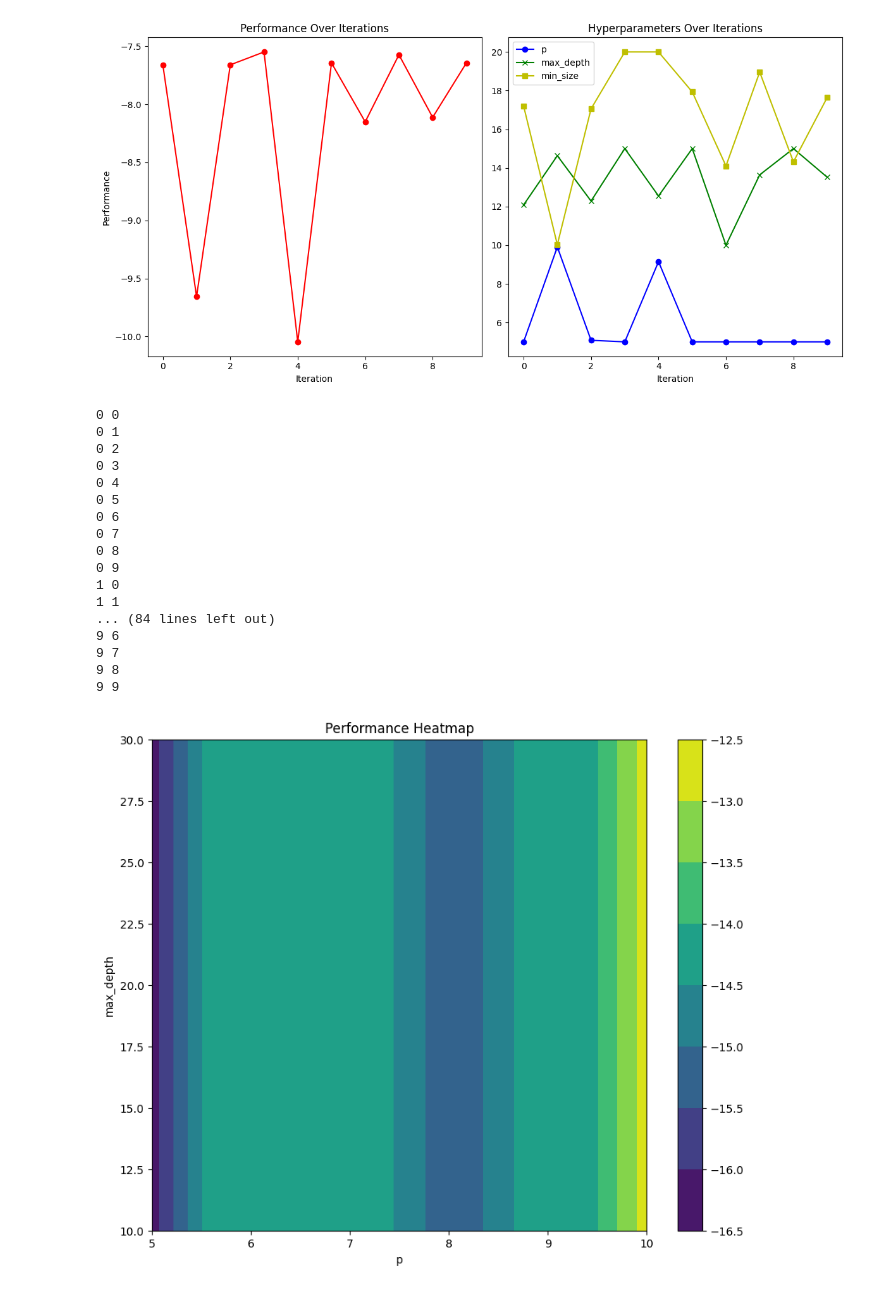
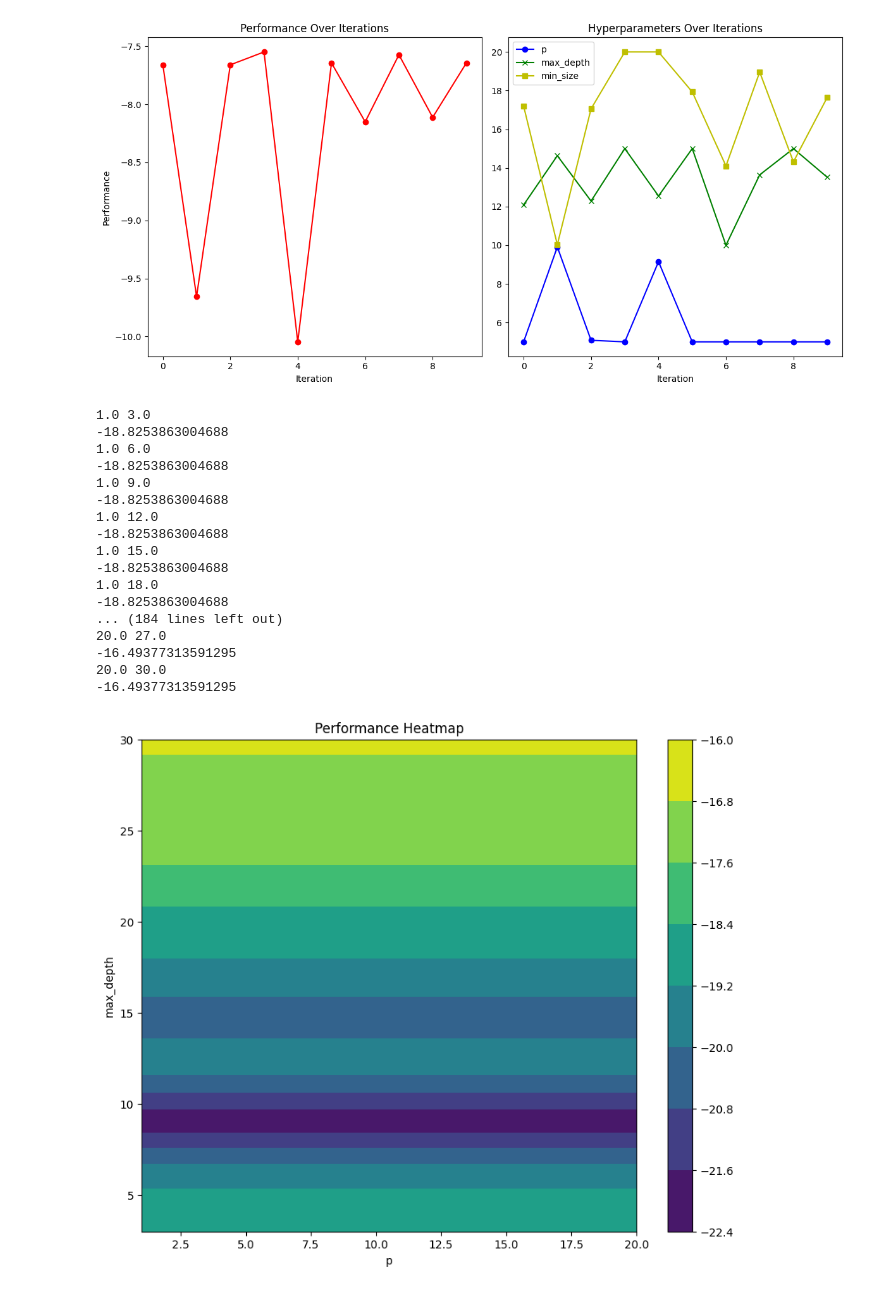
Before and after one commit to TiesHRL/DyART, a Jupyter notebook: Combined_code/test_bayes_opt.ipynb, the cells around one changed output. Drawn from its saved outputs; the diff is of its cells as text; code cells hidden in the pictures.

```diff
--- a/Combined_code/test_bayes_opt.ipynb
+++ b/Combined_code/test_bayes_opt.ipynb
@@ -27,9 +27,9 @@ def get_data():
 
     return(data)
 
-def train_run_tree(data, p, max_depth, min_size, splt):
+def train_run_tree(data, p, max_depth, min_size, max_weight, splt):
     p, max_depth, min_size =  int(round(p)), int(round(max_depth)), int(round(min_size))
-    d_val_cumsum, valid_prediction_cumsum, tree_list = ARXT.ARXT_time_series_pred(data=data, p=p, preprocessing_method='normalization', max_depth=max_depth, min_size=min_size, splt=splt)
+    d_val_cumsum, valid_prediction_cumsum, tree_list = ARXT.ARXT_time_series_pred(data=data, p=p, preprocessing_method='normalization', max_depth=max_depth, min_size=min_size, max_weight=max_weight, splt=splt)
     hit_rate_sample = hit_rate(d_val_cumsum, valid_prediction_cumsum)
 
     rmse_sample = (sqrt(mean_squared_error(d_val_cumsum, valid_prediction_cumsum)))
@@ -37,10 +37,10 @@ def train_run_tree(data, p, max_depth, min_size, splt):
     return d_val_cumsum, valid_prediction_cumsum, tree_list, hit_rate_sample, rmse_sample
 DATA = get_data()
 
-def objective_function(p, max_depth, min_size, start, fin, splt):
+def objective_function(p, max_depth, min_size, max_weight, start, fin, splt):
     # Set up and train the ART model using the hyperparameters
     p, max_depth, min_size =  round(p), round(max_depth), round(min_size)
-    d_val_cumsum, valid_prediction_cumsum, _, hit_rate_sample, rmse_sample = train_run_tree(DATA[start:fin], p, max_depth, min_size, splt=splt)
+    d_val_cumsum, valid_prediction_cumsum, _, hit_rate_sample, rmse_sample = train_run_tree(DATA[start:fin], p, max_depth, min_size, max_weight, splt=splt)
 
     performance = hit_rate_sample * 2 - rmse_sample * 0.5
     return performance
@@ -220,48 +155,52 @@ plt.show()
 # %%
 import numpy as np
 import matplotlib.pyplot as plt
 from matplotlib import cm
+start, fin, splt = 0, 100, "exog" # You will need to replace these with your actual values.
 
+it = 10
 # Define the parameter grid
-p_range = np.linspace(5, 10, 10)
-max_depth_range = np.linspace(10, 30, 10)
-
+p_range = np.linspace(1, 20, it)
+max_depth_range = np.linspace(10, 100, it)
+min_size_range = np.linspace(3, 30, it)
 # Generate a grid of points
-p_grid, max_depth_grid = np.meshgrid(p_range, max_depth_range)
+p_grid, max_depth_grid = np.meshgrid(p_range, min_size_range)
 performance_grid = np.zeros(p_grid.shape)
 
 # Evaluate the objective function at each point
 for i in range(p_grid.shape[0]):
     for j in range(p_grid.shape[1]):
-        print(i,j)
-        performance_grid[i, j] = objective_function(p_range[i], max_depth_range[j], 20, start, 300, splt)
+        print(p_range[i], min_size_range[j])
+        perf = objective_function(p_range[i], 40, min_size_range[j], 0.05, start, 300, splt)
+        print(perf)
+        performance_grid[i][j] = perf
 
 # Now, performance_grid contains the performance for each combination of p and max_depth
 
 # Plot the heatmap
 plt.figure(figsize=(10, 8))
 cp = plt.contourf(p_grid, max_depth_grid, performance_grid, cmap=cm.viridis)
 plt.colorbar(cp)
 plt.title('Performance Heatmap')
 plt.xlabel('p')
 plt.ylabel('max_depth')
 plt.show()
 # %% [output]
-0 0
-0 1
-0 2
-0 3
-0 4
-0 5
-0 6
-0 7
-0 8
-0 9
-1 0
-1 1
-... (84 lines left out)
-9 6
-9 7
-9 8
-9 9
+1.0 3.0
+-18.8253863004688
+1.0 6.0
+-18.8253863004688
+1.0 9.0
+-18.8253863004688
+1.0 12.0
+-18.8253863004688
+1.0 15.0
+-18.8253863004688
+1.0 18.0
+-18.8253863004688
+... (184 lines left out)
+20.0 27.0
+-16.49377313591295
+20.0 30.0
+-16.49377313591295
-[figure, old version]
+[figure, new version]
```
Also changed, not shown: parts of 4 cells of this notebook, 4 other files.
